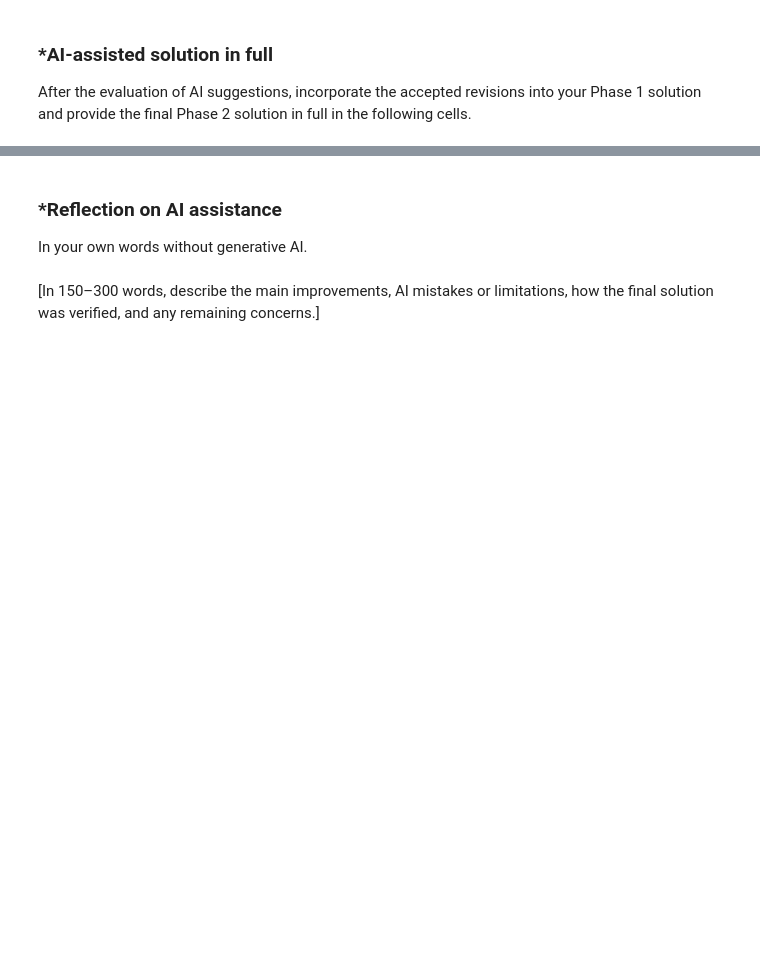
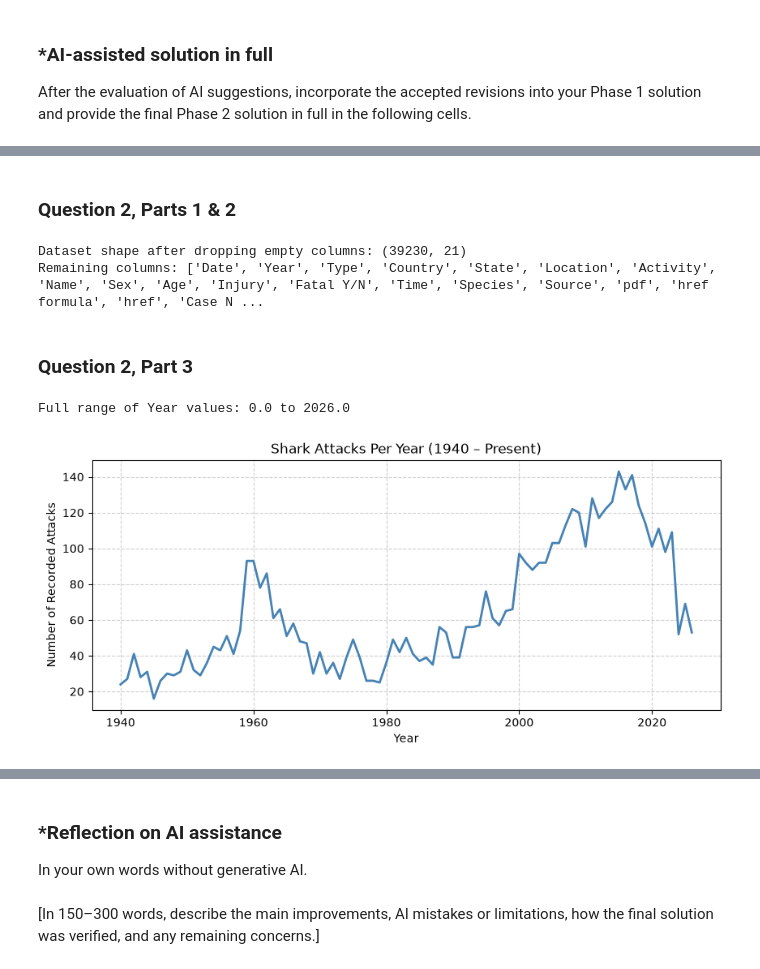
Before and after one commit to asgidado/A01-data-wrangling, a Jupyter notebook: notebook.ipynb, the cells around one changed output, grey strips where cells are left out. Cells and saved outputs as stored; diff of their text form; code cells hidden in the pictures; blank space fills up the shorter version.

Commit message:
Part 2 start

```diff
--- a/notebook.ipynb
+++ b/notebook.ipynb
@@ -188,0 +283,42 @@ After the evaluation of AI suggestions, incorporate the accepted revisions into
+# %% [markdown]
+### Question 2, Parts 1 & 2
+# %%
+# 1. Load CSV data
+shark_df = pd.read_csv("data/GSAF5.csv", encoding="latin-1")
+
+# Strip trailing whitespace from column names
+shark_df.columns = shark_df.columns.str.strip()
+
+# 2. Drop columns that do not contain data or are unneeded unnamed artifacts
+shark_df = shark_df.dropna(axis=1, how="all")
+shark_df = shark_df.loc[:, ~shark_df.columns.str.contains(r"^Unnamed")]
+
+print(f"Dataset shape after dropping empty columns: {shark_df.shape}")
+print("Remaining columns:", list(shark_df.columns))
+# %% [output]
+Dataset shape after dropping empty columns: (39230, 21)
+Remaining columns: ['Date', 'Year', 'Type', 'Country', 'State', 'Location', 'Activity', 'Name', 'Sex', 'Age', 'Injury', 'Fatal Y/N', 'Time', 'Species', 'Source', 'pdf', 'href formula', 'href', 'Case N ...
+# %% [markdown]
+### Question 2, Part 3
+# %%
+# Clean Year to numeric
+shark_df["Year_Clean"] = pd.to_numeric(shark_df["Year"], errors="coerce")
+
+print(f"Full range of Year values: {shark_df['Year_Clean'].min()} to {shark_df['Year_Clean'].max()}")
+
+# Filter to attacks since 1940 using an explicit copy to prevent SettingWithCopyWarning
+shark_modern = shark_df[shark_df["Year_Clean"] >= 1940].copy()
+
+# Plot attacks over time using an annual frequency line chart
+yearly_counts = shark_modern["Year_Clean"].value_counts().sort_index()
+
+plt.figure(figsize=(10, 4))
+plt.plot(yearly_counts.index, yearly_counts.values, color="steelblue", linewidth=2)
+plt.title("Shark Attacks Per Year (1940 – Present)")
+plt.xlabel("Year")
+plt.ylabel("Number of Recorded Attacks")
+plt.grid(True, linestyle="--", alpha=0.6)
+plt.show()
+# %% [output]
+Full range of Year values: 0.0 to 2026.0
+[figure, added]
```
Also changed, not shown: parts of 15 cells of this notebook, 1 other file.
